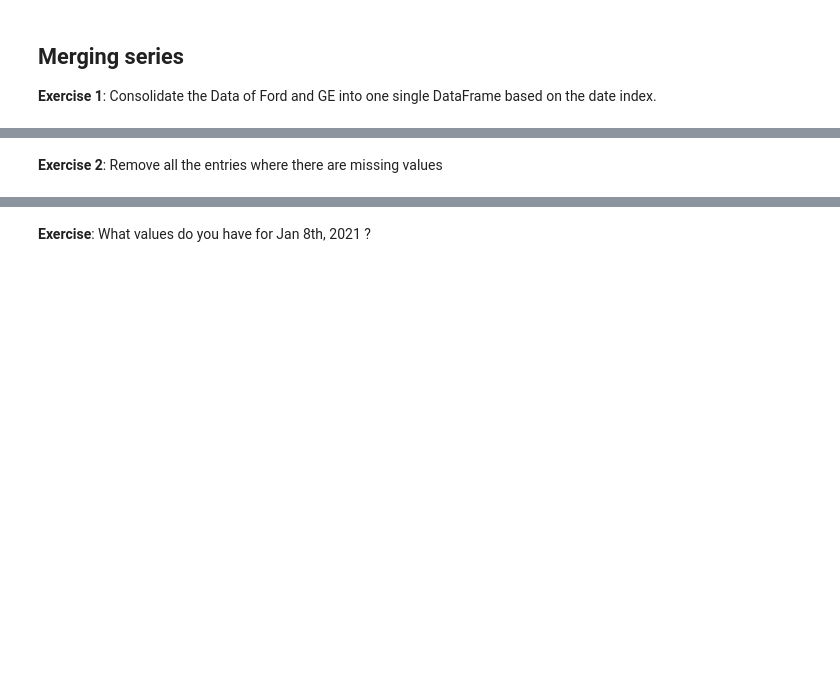
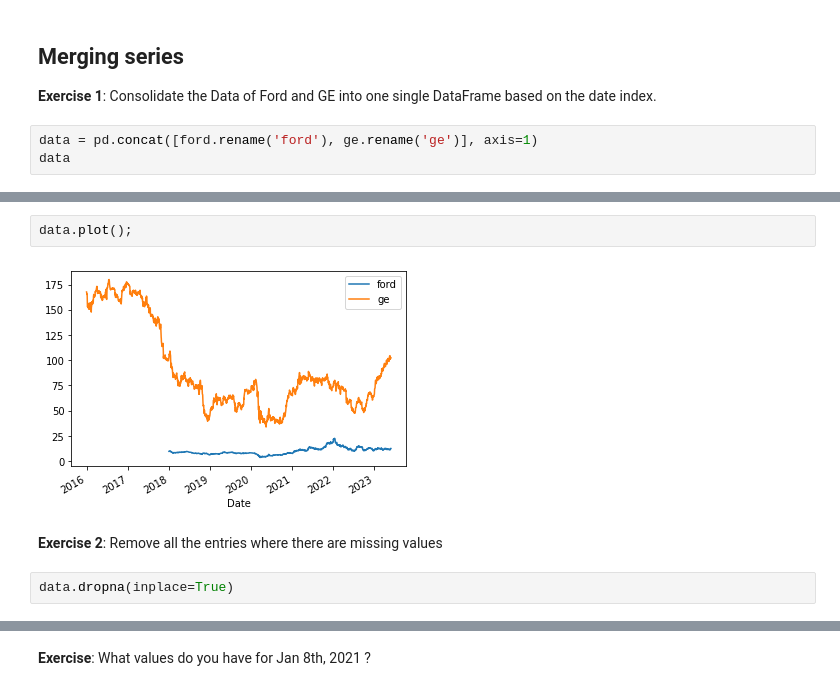
Before and after one commit to rubenkerkhofs/trading_algorithms_python, a Jupyter notebook: exercises/2. Data Analytics in Python/3. Pandas - Time series.ipynb, the cells around one changed output, grey strips where cells are left out. Cells and saved outputs as stored; diff of their text form; blank space fills up the shorter version.

```diff
--- a/exercises/2. Data Analytics in Python/3. Pandas - Time series.ipynb
+++ b/exercises/2. Data Analytics in Python/3. Pandas - Time series.ipynb
@@ -17,3 +25,6 @@ Quick visualizations
 # %% [markdown]
 ## Merging series
 **Exercise 1**: Consolidate the Data of Ford and GE into one single DataFrame based on the date index.
+# %%
+data = pd.concat([ford.rename('ford'), ge.rename('ge')], axis=1)
+data
@@ -20,2 +46,8 @@ Quick visualizations
+# %%
+data.plot();
+# %% [output]
+[figure, added]
 # %% [markdown]
 **Exercise 2**: Remove all the entries where there are missing values
+# %%
+data.dropna(inplace=True)
```
Also changed, not shown: parts of 11 cells of this notebook, 19 other files.
